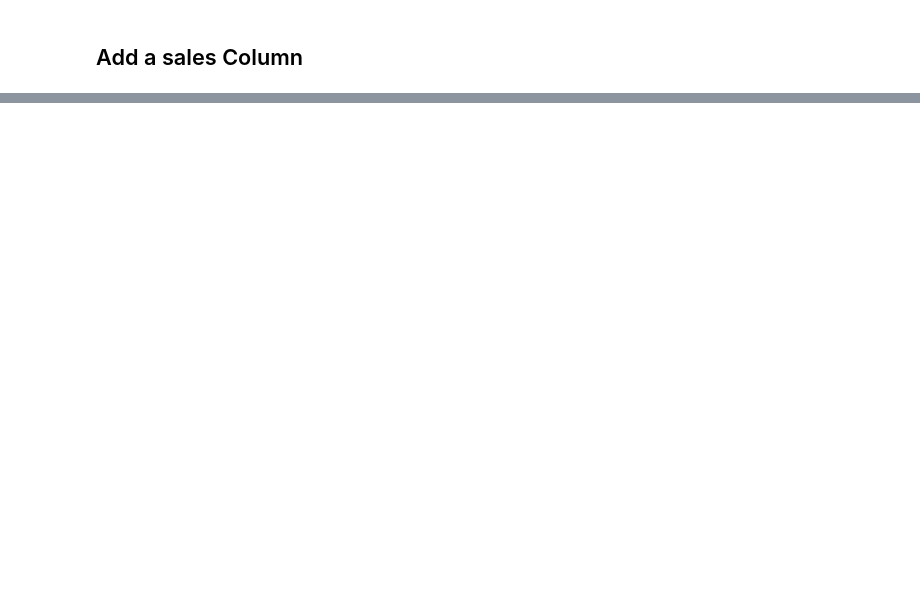
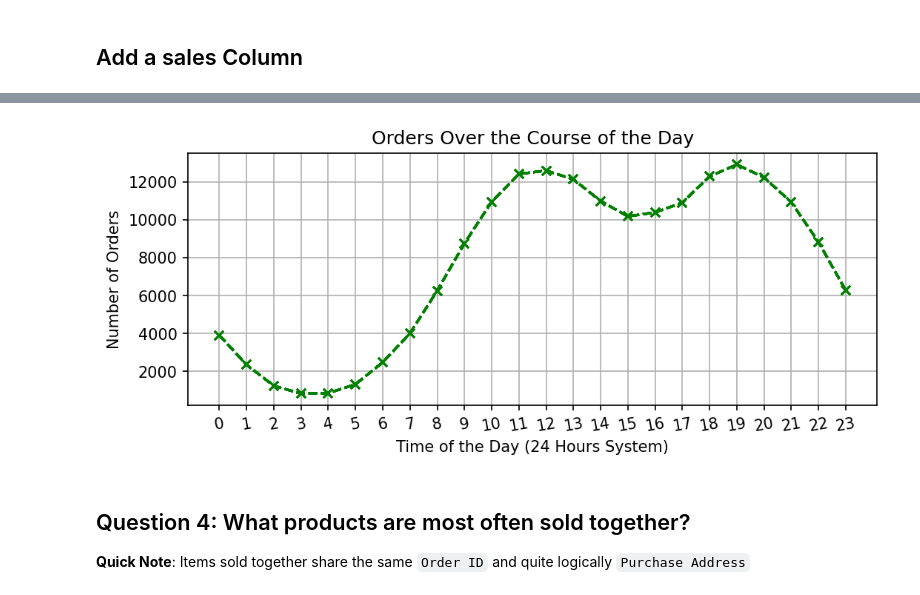
Before and after one commit to rishitc/Pandas-Mini-Projects, a Jupyter notebook: Real World Data Analysis.ipynb, the cells around one changed output, grey strips where cells are left out. Cells and saved outputs as stored; diff of their text form; code cells hidden in the pictures; blank space fills up the shorter version.

```diff
--- a/Real World Data Analysis.ipynb
+++ b/Real World Data Analysis.ipynb
@@ -339,0 +473,3 @@ KeyError: ''
+# %%
+def get_state(address):
+    return f"({address.split(', ')[2].split()[0]})"
@@ -339,0 +587,8 @@ KeyError: ''
+# %%
+all_months_data["Hour (Method - 1)"] = all_months_data["Order Date"].dt.hour  # dt means date
+all_months_data["Minute (Method - 1)"] = all_months_data["Order Date"].dt.minute  # dt means date
+
+all_months_data["Hour (Method - 2)"] = pd.DatetimeIndex(all_months_data["Order Date"]).hour
+all_months_data["Minute (Method - 2)"] = pd.DatetimeIndex(all_months_data["Order Date"]).minute
+
+all_months_data.head()
@@ -339,0 +611,22 @@ KeyError: ''
+# %%
+plt.figure(figsize=(8, 3), dpi=150)
+
+X_AXIS_VALUES = [hour for hour, df in all_months_data.groupby("Hour (Method - 1)")]
+
+plt.plot(X_AXIS_VALUES, all_months_data.groupby("Hour (Method - 1)").count(), "gx--")
+
+plt.title("Orders Over the Course of the Day")
+plt.ylabel("Number of Orders")
+plt.xlabel("Time of the Day (24 Hours System)")
+
+plt.xticks(X_AXIS_VALUES, rotation='10')
+
+plt.grid()
+
+plt.show()
+# %% [output]
+[figure, added]
+# %% [markdown]
+## Question 4: What products are most often sold together?
+
+**Quick Note**: Items sold together share the same `Order ID` and quite logically `Purchase Address`
```
Also changed, not shown: parts of 40 cells of this notebook.
